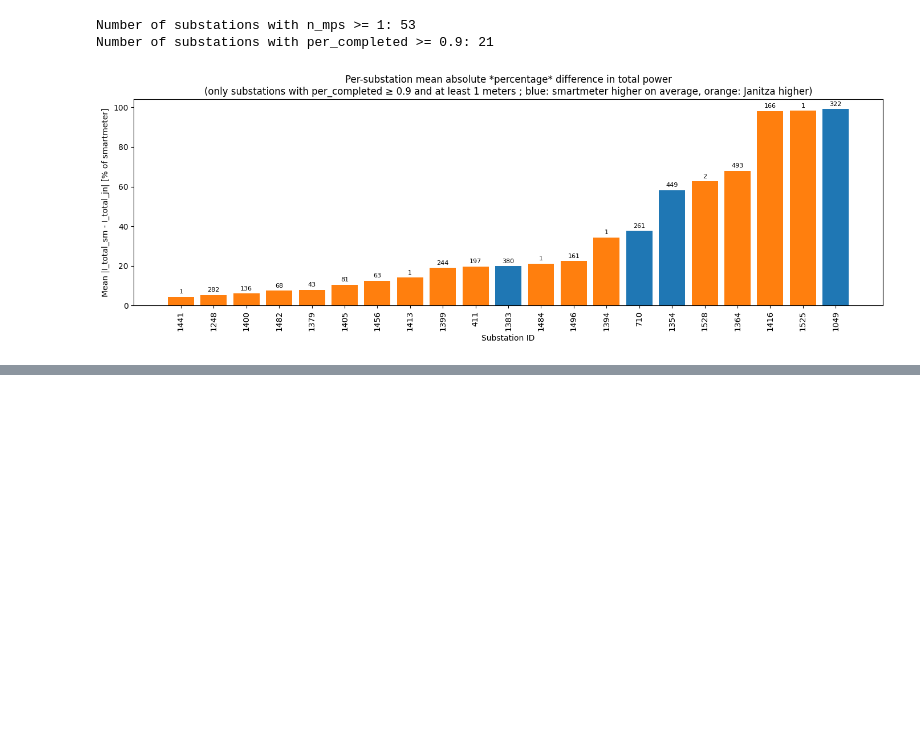
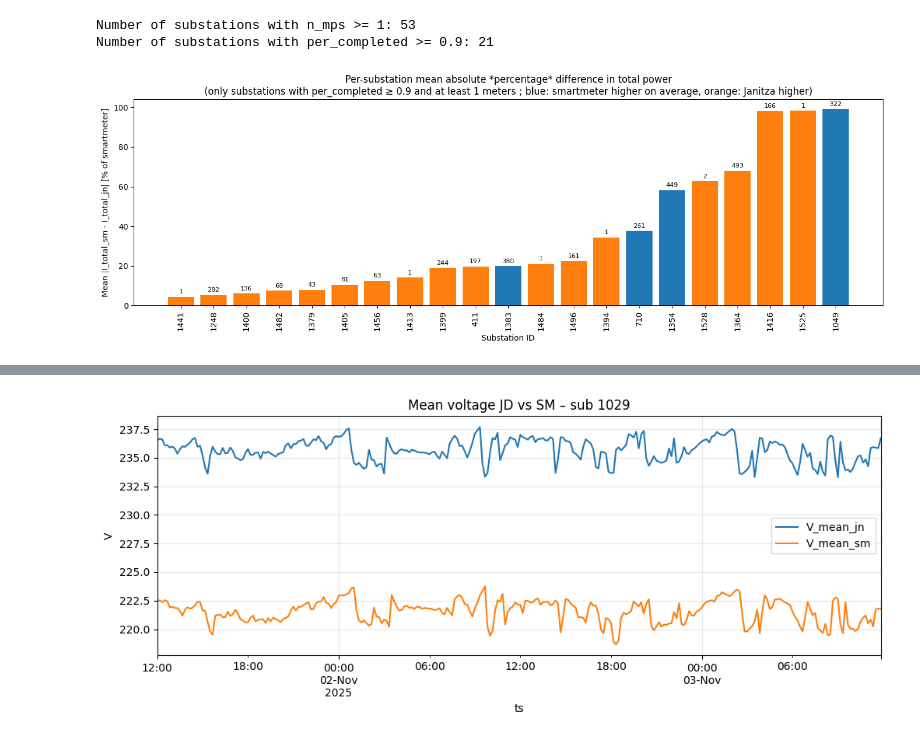
Before and after one commit to MindisBlank/Jasonaq_thesis, a Jupyter notebook: notebooks/smartmeter_vs_janitza.ipynb, the cells around one changed output, grey strips where cells are left out. Drawn from its saved outputs; the diff is of its cells as text; code cells hidden in the pictures; blank space fills up the shorter version.

```diff
--- a/notebooks/smartmeter_vs_janitza.ipynb
+++ b/notebooks/smartmeter_vs_janitza.ipynb
@@ -546,0 +592,72 @@ Number of substations with per_completed >= 0.9: 21
+# %%
+# Janitza uniqueness
+jn_dup = (
+    df_J_voltage.groupby(["substation_id", "ts"])
+    .size()
+    .reset_index(name="count")
+)
+print("Max rows per (substation_id, ts) in Janitza:", jn_dup["count"].max())
+
+# Smartmeter voltage uniqueness
+sm_dup = (
+    df_sm_voltage.groupby(["substation_id", "ts"])
+    .size()
+    .reset_index(name="count")
+)
+print("Max rows per (substation_id, ts) in SM voltage:", sm_dup["count"].max())
+
+sm_agg = (
+    df_sm_voltage
+    .groupby(["substation_id", "ts"])[["V_a", "V_b", "V_c"]]
+    .mean()
+    .reset_index()
+)
+
+# Make sure timestamps are aligned & tz-naive (you already do this)
+df_J_voltage["ts"] = pd.to_datetime(df_J_voltage["ts"], utc=True).dt.tz_localize(None)
+df_sm_voltage["ts"] = pd.to_datetime(df_sm_voltage["ts"], utc=True).dt.tz_localize(None)
+
+# If you needed aggregation, use sm_agg. Otherwise:
+sm_agg = df_sm_voltage  # if one row per (sub, ts) already
+
+df_v = df_J_voltage.merge(
+    sm_agg,
+    on=["substation_id", "ts"],
+    how="inner",
+    suffixes=("_jn", "_sm"),
+)
+
+print("Merged voltage shape:", df_v.shape)
+
+df_v["V_mean_jn"] = df_v[["V_a_jn", "V_b_jn", "V_c_jn"]].mean(axis=1)
+df_v["V_mean_sm"] = df_v[["V_a_sm", "V_b_sm", "V_c_sm"]].mean(axis=1)
+
+
+def compute_voltage_corr(df_v, min_points: int = 20) -> pd.DataFrame:
+    rows = []
+    for sid, g in df_v.groupby("substation_id"):
+        g = g.dropna(subset=["V_mean_jn", "V_mean_sm"])
+        if len(g) < min_points:
+            continue
+        corr = g["V_mean_jn"].corr(g["V_mean_sm"])
+        rows.append({
+            "substation_id": sid,
+            "V_corr": corr,
+            "n_points": len(g),
+        })
+    return pd.DataFrame(rows)
+
+voltage_corr_summary = compute_voltage_corr(df_v)
+print(voltage_corr_summary.sort_values("V_corr", ascending=False).head(90))
+
+sub = 1029  # pick a substation to inspect
+g = df_v[df_v["substation_id"] == sub].sort_values("ts")
+
+ax = g.set_index("ts")[["V_mean_jn", "V_mean_sm"]].plot(
+    figsize=(12, 4),
+    title=f"Mean voltage JD vs SM – sub {sub}",
+)
+ax.set_ylabel("V")
+ax.grid(True, alpha=0.3)
+plt.show()
+# %% [output]
@@ -546,0 +681 @@ Number of substations with per_completed >= 0.9: 21
+[figure, added]
```
Also changed, not shown: parts of 3 cells of this notebook, 3 other files.
